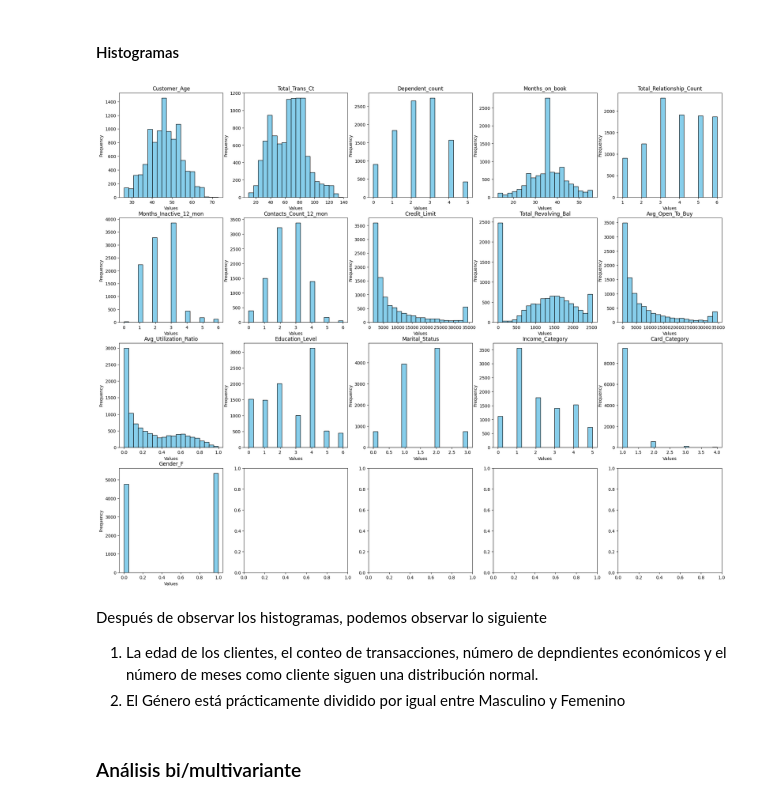
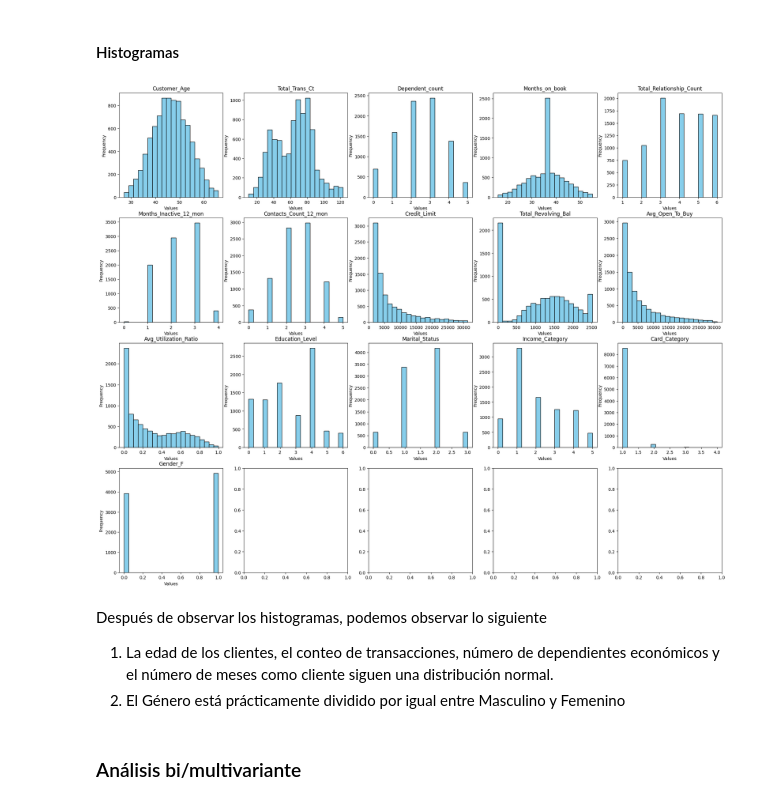
Before and after one commit to irvingomez/MNAProyectoIntegrador, a Jupyter notebook: Avance3.Equipo45.ipynb, the cells around one changed output. Saved outputs shown, nothing was run; the diff lists cells and outputs as text; code cells hidden in the pictures.

```diff
--- a/Avance3.Equipo45.ipynb
+++ b/Avance3.Equipo45.ipynb
@@ -374,3 +377,6 @@ df.describe()
 | 75% | 7.731435e+08 | 52.000000 | 3.000000 | 4.000000 | 2.000000 | 3.000000 | ... |
 | max | 8.283431e+08 | 73.000000 | 5.000000 | 6.000000 | 3.000000 | 5.000000 | ... |
 8 rows × 22 columns
+# %%
+df['Attrition_Flag'] = df['Attrition_Flag'].replace({'Existing Customer' : 1, 'Attrited Customer' : 0})
+df.describe()
@@ -396,7 +413,11 @@ df.select_dtypes(include=np.number)
 #### Boxplot
 # %%
 #Graficar Boxplot de Variables Importantes
-df_campos_num = df[["Customer_Age","Total_Trans_Ct","Dependent_count","Months_on_book","Total_Relationship_Count","Months_Inactive_12_mon","Contacts_Count_12_mon","Credit_Limit","Total_Revolving_Bal","Avg_Open_To_Buy","Avg_Utilization_Ratio", "Education_Level", "Marital_Status", "Income_Category", "Card_Category", "Gender_F"]] #>>>>>>>>>>>>>>>>>>>>HAY QUE AGREGAR MAS    // df.select_dtypes(include=np.number)  #
+
+campos_x = ["Customer_Age","Total_Trans_Ct","Dependent_count","Months_on_book","Total_Relationship_Count","Months_Inactive_12_mon","Contacts_Count_12_mon","Credit_Limit","Total_Revolving_Bal","Avg_Open_To_Buy","Avg_Utilization_Ratio", "Education_Level", "Marital_Status", "Income_Category", "Card_Category", "Gender_F"]
+campos_y = ["Attrition_Flag"]
+
+df_campos_num = df[campos_x]
 
 numcol = df_campos_num.columns.size
 
@@ -424,0 +448,24 @@ Los puntos 1 y 2 implica que en las siguientes fases del proyecto será necesari
+# %%
+#Eliminación de Outliers
+
+#Eliminar Outliers y graficar Boxplot Nuevamente
+columnas_outliers = ["Customer_Age","Total_Trans_Ct","Months_on_book","Months_Inactive_12_mon","Contacts_Count_12_mon","Credit_Limit"]
+
+df_new = df[(np.abs(stats.zscore(df[columnas_outliers])) < 2.5).all(axis=1)] # 2.5
+
+df_campos_num_new = df_new[campos_x]
+
+numcol = df_campos_num_new.columns.size
+
+plt.subplots(nrows=4, ncols=5, figsize=(20,15))
+for i in range(numcol):
+  plt.subplot(4,5,1+i)
+  plt.boxplot(df_campos_num_new[df_campos_num_new.columns[i]]) #plt.hist(df_campos_num[df_campos_num.columns[i]], alpha = 0.5, color = 'b')
+  plt.title(df_campos_num_new.columns[i])
+  #plt.axvline(promedio, color='k', linestyle='dashed', linewidth=1)
+  #min_ylim, max_ylim = plt.ylim()
+  #plt.text(promedio*1.1, max_ylim*0.9, 'Media: {:.2f}'.format(promedio))
+
+
+
+plt.show()
@@ -427,23 +476,23 @@ Los puntos 1 y 2 implica que en las siguientes fases del proyecto será necesari
 # %%
 plt.subplots(nrows=4, ncols=5, figsize=(25,20))
 for i in range(numcol):
   plt.subplot(4,5,1+i)
-  plt.hist(df_campos_num[df_campos_num.columns[i]], bins=20, color='skyblue', edgecolor='black')
+  plt.hist(df_campos_num_new[df_campos_num_new.columns[i]], bins=20, color='skyblue', edgecolor='black')
   plt.xlabel("Values")
   plt.ylabel("Frequency")
-  plt.title(df_campos_num.columns[i])
+  plt.title(df_campos_num_new.columns[i])
   #plt.axvline(promedio, color='k', linestyle='dashed', linewidth=1)
   #min_ylim, max_ylim = plt.ylim()
   #plt.text(promedio*1.1, max_ylim*0.9, 'Media: {:.2f}'.format(promedio))
 
 
 
 plt.show()
 # %% [output]
-[figure, old version]
+[figure, new version]
 # %% [markdown]
 Después de observar los histogramas, podemos observar lo siguiente
-1. La edad de los clientes, el conteo de transacciones, número de depndientes económicos y el número de meses como cliente siguen una distribución normal.
+1. La edad de los clientes, el conteo de transacciones, número de dependientes económicos y el número de meses como cliente siguen una distribución normal.
 2. El Género está prácticamente dividido por igual entre Masculino y Femenino
 # %% [markdown]
 ### Análisis bi/multivariante
```
Also changed, not shown: parts of 48 cells of this notebook.
